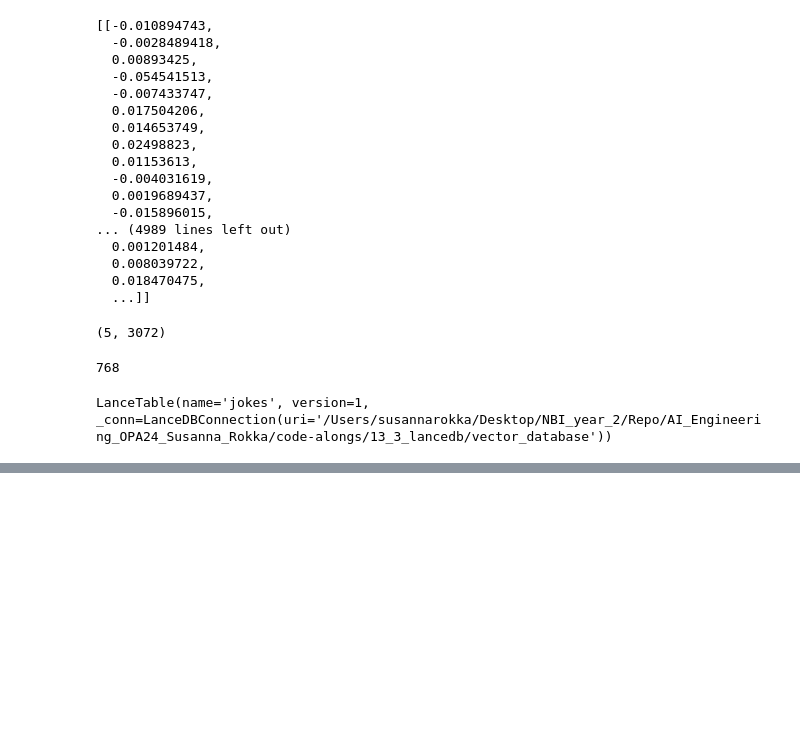
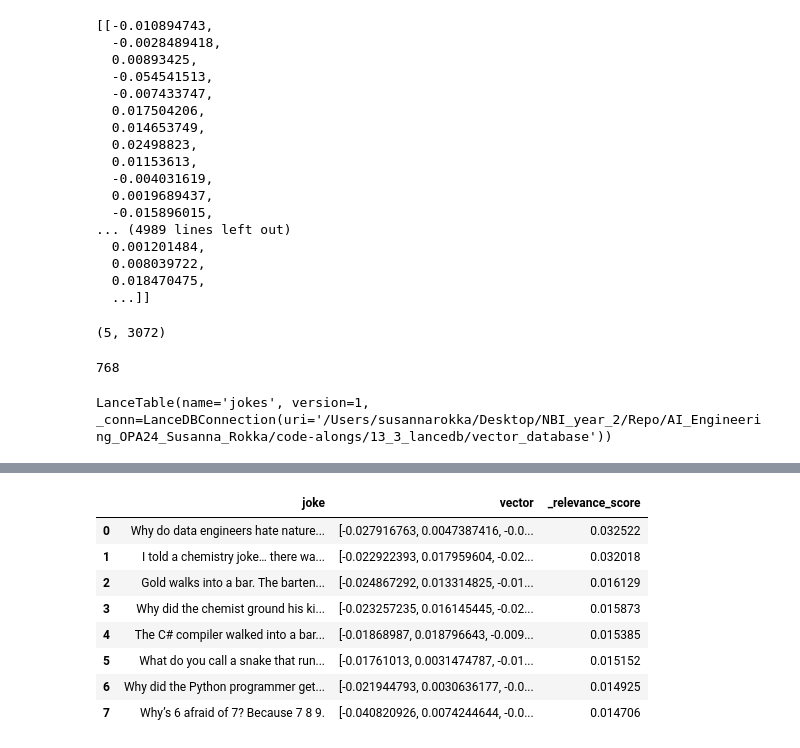
Before and after one commit to SusannaR11/AI_Engineering_OPA24_Susanna_Rokka, a Jupyter notebook: code-alongs/13_3_lancedb/lancedb_basics.ipynb, the cells around one changed output, grey strips where cells are left out. Saved outputs shown, nothing was run; the diff lists cells and outputs as text; code cells hidden in the pictures; blank space fills up the shorter version.

```diff
--- a/code-alongs/13_3_lancedb/lancedb_basics.ipynb
+++ b/code-alongs/13_3_lancedb/lancedb_basics.ipynb
@@ -193,0 +324,24 @@ LanceTable(name='jokes', version=1, _conn=LanceDBConnection(uri='/Users/susannar
+# %%
+# hybrid search - measures '_relevance_score'
+from lancedb import rerankers
+
+reranker = rerankers.RRFReranker()
+
+results = table_jokes.search(
+    "give me nature related jokes",
+    query_type = "hybrid",
+    vector_column_name = "vector",
+    fts_columns= "joke"
+).rerank(reranker=reranker).limit(8).to_pandas()
+
+results
+# %% [output]
+|  | joke | vector | _relevance_score |
+| 0 | Why do data engineers hate nature... | [-0.027916763, 0.0047387416, -0.0... | 0.032522 |
+| 1 | I told a chemistry joke… there wa... | [-0.022922393, 0.017959604, -0.02... | 0.032018 |
+| 2 | Gold walks into a bar. The barten... | [-0.024867292, 0.013314825, -0.01... | 0.016129 |
+| 3 | Why did the chemist ground his ki... | [-0.023257235, 0.016145445, -0.02... | 0.015873 |
+| 4 | The C# compiler walked into a bar... | [-0.01868987, 0.018796643, -0.009... | 0.015385 |
+| 5 | What do you call a snake that run... | [-0.01761013, 0.0031474787, -0.01... | 0.015152 |
+| 6 | Why did the Python programmer get... | [-0.021944793, 0.0030636177, -0.0... | 0.014925 |
+| 7 | Why’s 6 afraid of 7? Because 7 8 9. | [-0.040820926, 0.0074244644, -0.0... | 0.014706 |
```
Also changed, not shown: parts of 17 cells of this notebook.
